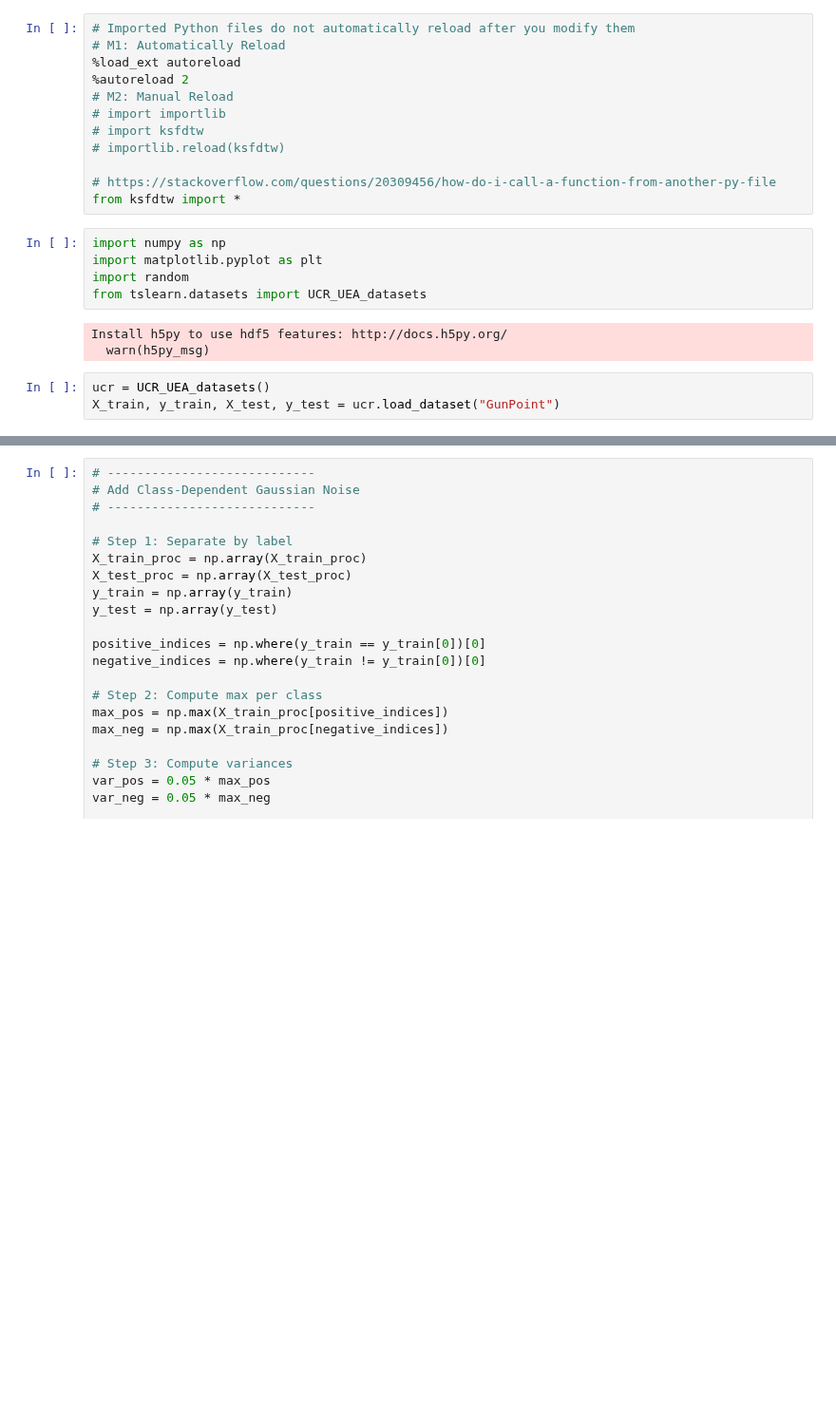
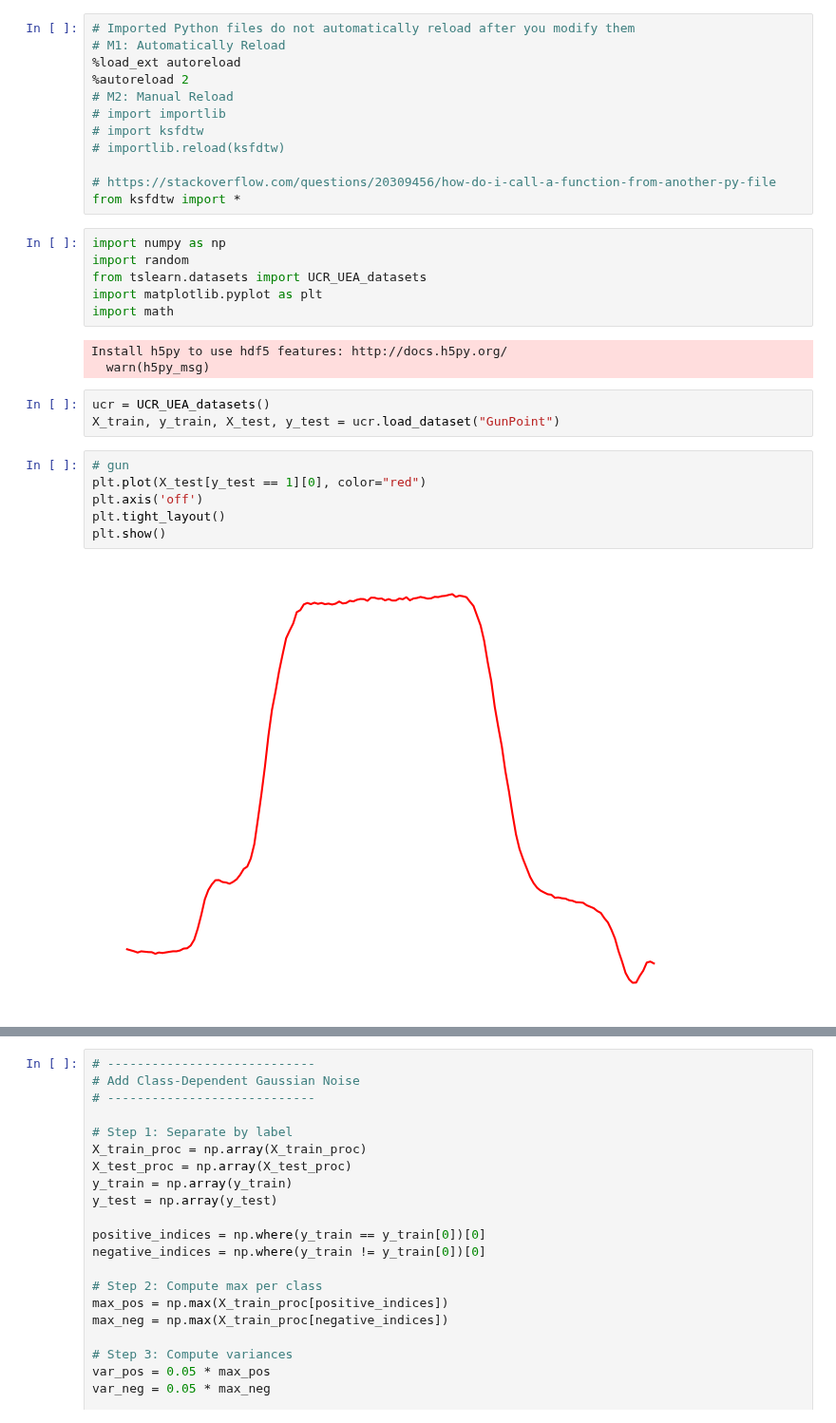
Before and after one commit to cyuab/k-scaling-factor-dtw, a Jupyter notebook: code/data-exploration.ipynb, the cells around one changed output, grey strips where cells are left out. Shown at 95% size. Cells and saved outputs as stored; diff of their text form; blank space fills up the shorter version.

```diff
--- a/code/data-exploration.ipynb
+++ b/code/data-exploration.ipynb
@@ -12,12 +12,21 @@
 from ksfdtw import *
 # %%
 import numpy as np
-import matplotlib.pyplot as plt
 import random
 from tslearn.datasets import UCR_UEA_datasets
+import matplotlib.pyplot as plt
+import math
 # %% [output]
 Install h5py to use hdf5 features: http://docs.h5py.org/
   warn(h5py_msg)
 # %%
 ucr = UCR_UEA_datasets()
 X_train, y_train, X_test, y_test = ucr.load_dataset("GunPoint")
+# %%
+# gun
+plt.plot(X_test[y_test == 1][0], color="red")
+plt.axis('off')
+plt.tight_layout()
+plt.show()
+# %% [output]
+[figure, added]
```
Also changed, not shown: parts of 11 cells of this notebook.
